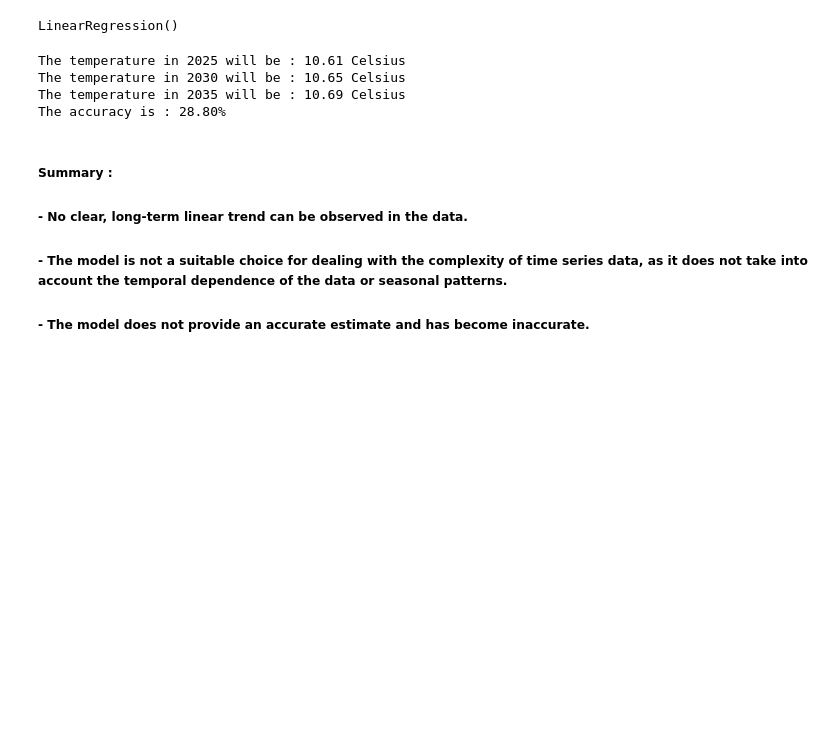
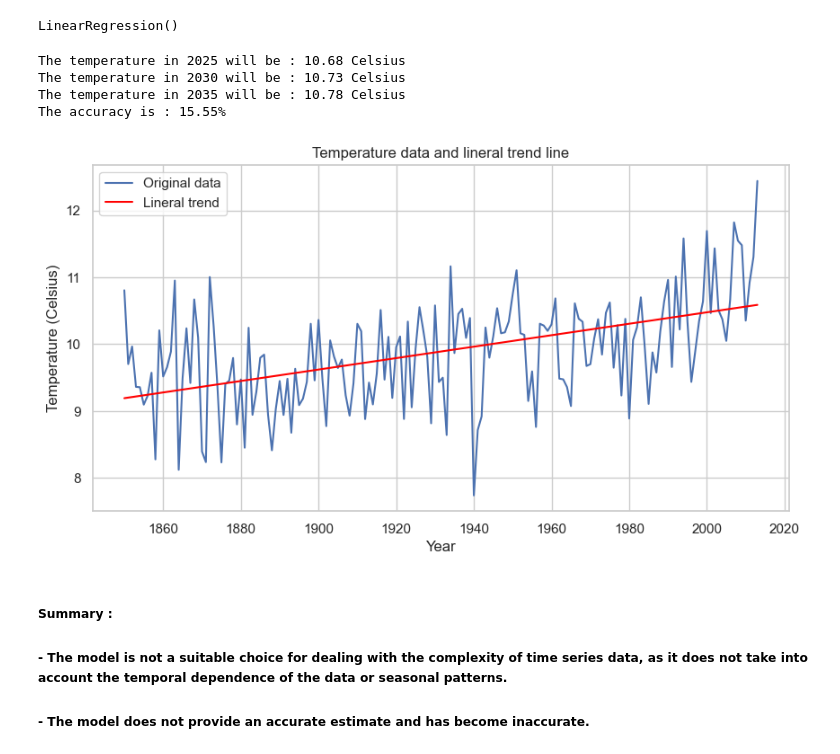
Before and after one commit to bankimiki1/ProjectI_source, a Jupyter notebook: Data_visualization_and_prediction.ipynb, the cells around one changed output. Drawn from its saved outputs; the diff is of its cells as text; code cells hidden in the pictures; blank space fills up the shorter version.

Commit message:
Final prediction made

```diff
--- a/Data_visualization_and_prediction.ipynb
+++ b/Data_visualization_and_prediction.ipynb
@@ -147,25 +152,34 @@ model.fit(x_train, y_train)
 # %% [output]
 LinearRegression()
 # %%
-# make the predictions with the model
-y_pred = model.predict(x_test)
 
-future_years = np.array([[2025], [2030], [2035]])
+trend = model.predict(x)
+
+future_years = np.array([[2024], [2030], [2035]])
 future_temps = model.predict(future_years)
 
 print(f'The temperature in 2025 will be : {future_temps[0].round(2)} Celsius ' )
 print(f'The temperature in 2030 will be : {future_temps[1].round(2)} Celsius ' )
 print(f'The temperature in 2035 will be : {future_temps[2].round(2)} Celsius ' )
 
 accuracy = model.score(x_test, y_test)
 print(f'The accuracy is : {accuracy:.2%}')
+
+plt.figure(figsize=(10, 5))
+plt.plot(x1, y1, label='Original data')
+plt.plot(x, trend, label='Lineral trend', color='red')
+plt.xlabel('Year')
+plt.ylabel('Temperature (Celsius)')
+plt.title('Temperature data and lineral trend line')
+plt.legend()
+plt.show()
 # %% [output]
-The temperature in 2025 will be : 10.61 Celsius
-The temperature in 2030 will be : 10.65 Celsius
-The temperature in 2035 will be : 10.69 Celsius
-The accuracy is : 28.80%
+The temperature in 2025 will be : 10.68 Celsius
+The temperature in 2030 will be : 10.73 Celsius
+The temperature in 2035 will be : 10.78 Celsius
+The accuracy is : 15.55%
+[figure, added]
 # %% [markdown]
 ##### Summary :
-#####  - No clear, long-term linear trend can be observed in the data.
 #####  - The model is not a suitable choice for dealing with the complexity of time series data, as it does not take into account the temporal dependence of the data or  seasonal patterns.
 #####  - The model does not provide an accurate estimate and has become inaccurate.
```
Also changed, not shown: parts of 8 cells of this notebook.
